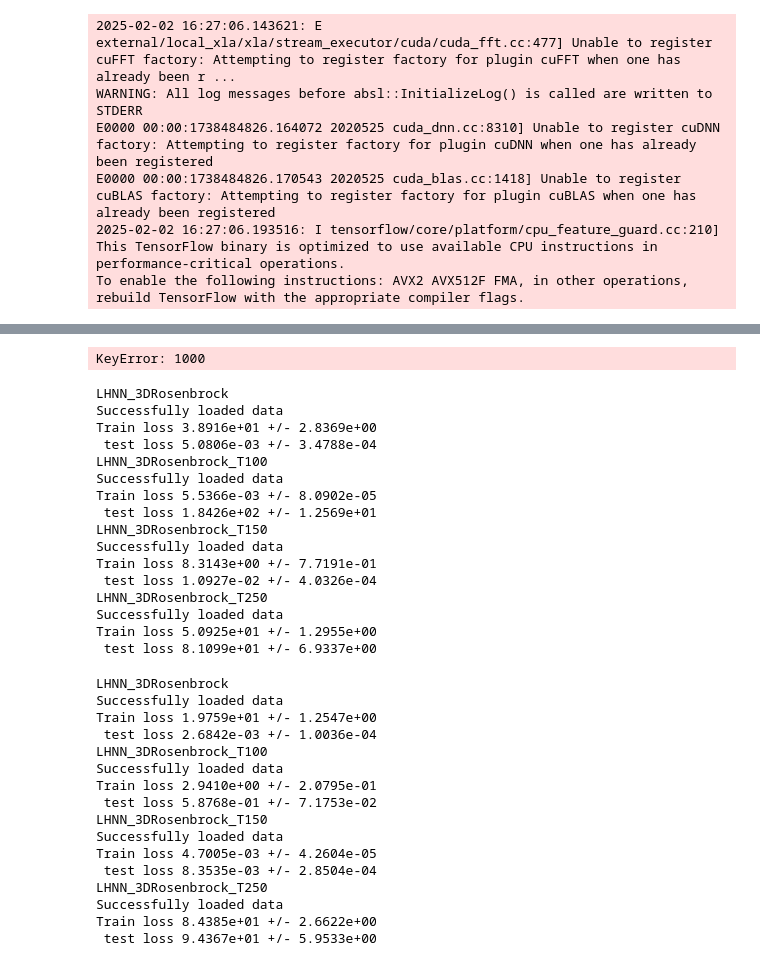
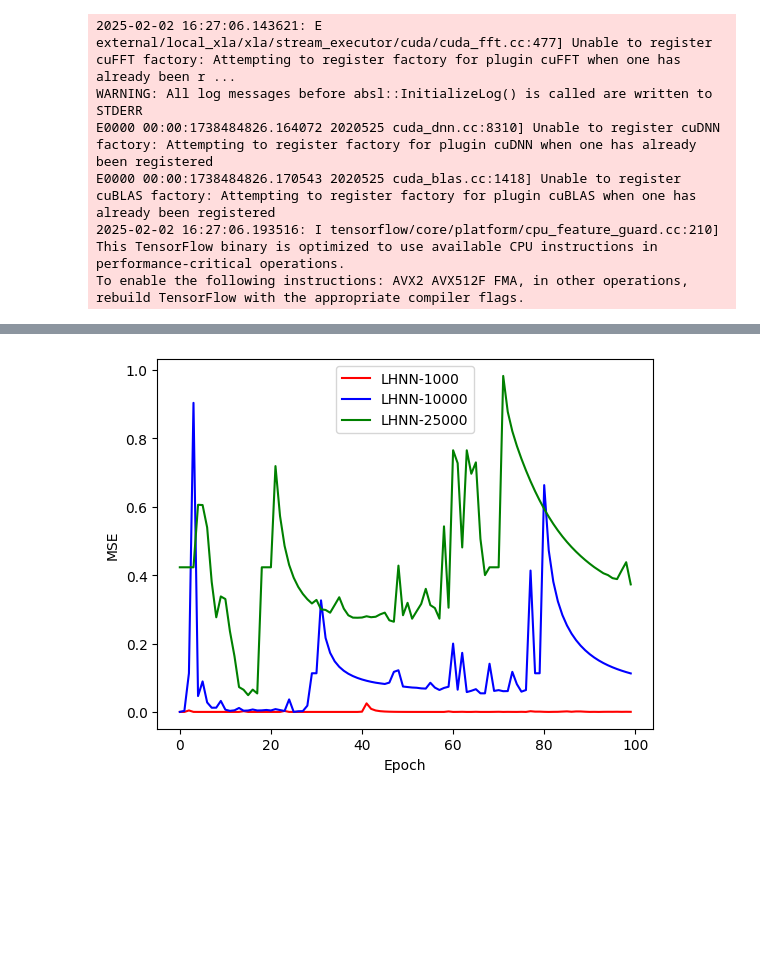
Before and after one commit to YedaCui/TSRLproject_JPMorgan, a Jupyter notebook: train.ipynb, the cells around one changed output, grey strips where cells are left out. Saved outputs shown, nothing was run; the diff lists cells and outputs as text; code cells hidden in the pictures; blank space fills up the shorter version.

```diff
--- a/train.ipynb
+++ b/train.ipynb
@@ -101,12 +101,17 @@ Begin the 55th training epoch:
 # %%
 import matplotlib.pyplot as plt
 
-for dim, color in zip([1000, 10000, 25000, 50000], ["red", "blue", "green", "orange"]):
-    plt.plot(hnnloss[dim], label=f"LHNN-{dim}", linestyle="-", color=color)
-    plt.plot(fnnloss[dim], label=f"FNN-{dim}", linestyle="--", color=color)
+def removeoci(a):
+    a = a.copy()
+    a[a>1] = a[a<1].mean()
+    return a
+
+for dim, color in zip([1000, 10000, 25000], ["red", "blue", "green", "orange"]):
+    plt.plot(removeoci(hnnloss[dim]), label=f"LHNN-{dim}", linestyle="-", color=color)
+    # plt.plot(removeoci(fnnloss[dim]), label=f"FNN-{dim}", linestyle="--", color=color)
 plt.xlabel("Epoch")
 plt.ylabel("MSE")
-# plt.legend()
+plt.legend()
 plt.show()
 # %% [output]
-KeyError: 1000
+[figure, added]
@@ -141,40 +117,0 @@ def testloss(name = "LHNN_3DRosenbrock_T150"):
-# %%
-for name in ["LHNN_3DRosenbrock", "LHNN_3DRosenbrock_T100", "LHNN_3DRosenbrock_T150", "LHNN_3DRosenbrock_T250"]:
-    testloss(name=name)
-# %% [output]
-LHNN_3DRosenbrock
-Successfully loaded data
-Train loss 3.8916e+01 +/- 2.8369e+00
- test loss 5.0806e-03 +/- 3.4788e-04
-LHNN_3DRosenbrock_T100
-Successfully loaded data
-Train loss 5.5366e-03 +/- 8.0902e-05
- test loss 1.8426e+02 +/- 1.2569e+01
-LHNN_3DRosenbrock_T150
-Successfully loaded data
-Train loss 8.3143e+00 +/- 7.7191e-01
- test loss 1.0927e-02 +/- 4.0326e-04
-LHNN_3DRosenbrock_T250
-Successfully loaded data
-Train loss 5.0925e+01 +/- 1.2955e+00
- test loss 8.1099e+01 +/- 6.9337e+00
-# %%
-for name in ["LHNN_3DRosenbrock", "LHNN_3DRosenbrock_T100", "LHNN_3DRosenbrock_T150", "LHNN_3DRosenbrock_T250"]:
-    testloss(name=name)
-# %% [output]
-LHNN_3DRosenbrock
-Successfully loaded data
-Train loss 1.9759e+01 +/- 1.2547e+00
- test loss 2.6842e-03 +/- 1.0036e-04
-LHNN_3DRosenbrock_T100
-Successfully loaded data
-Train loss 2.9410e+00 +/- 2.0795e-01
- test loss 5.8768e-01 +/- 7.1753e-02
-LHNN_3DRosenbrock_T150
-Successfully loaded data
-Train loss 4.7005e-03 +/- 4.2604e-05
- test loss 8.3535e-03 +/- 2.8504e-04
-LHNN_3DRosenbrock_T250
-Successfully loaded data
-Train loss 8.4385e+01 +/- 2.6622e+00
- test loss 9.4367e+01 +/- 5.9533e+00
```
Also changed, not shown: parts of 37 cells of this notebook, 2 other files.
